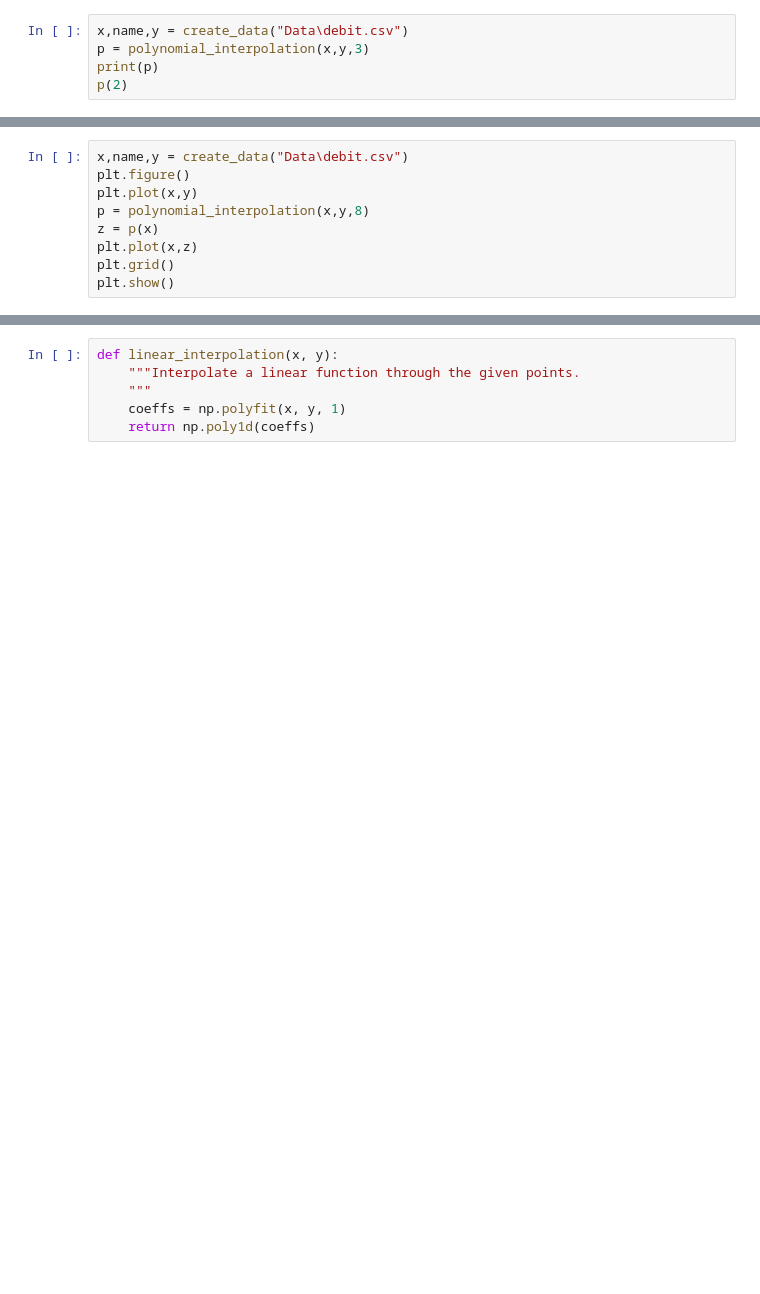
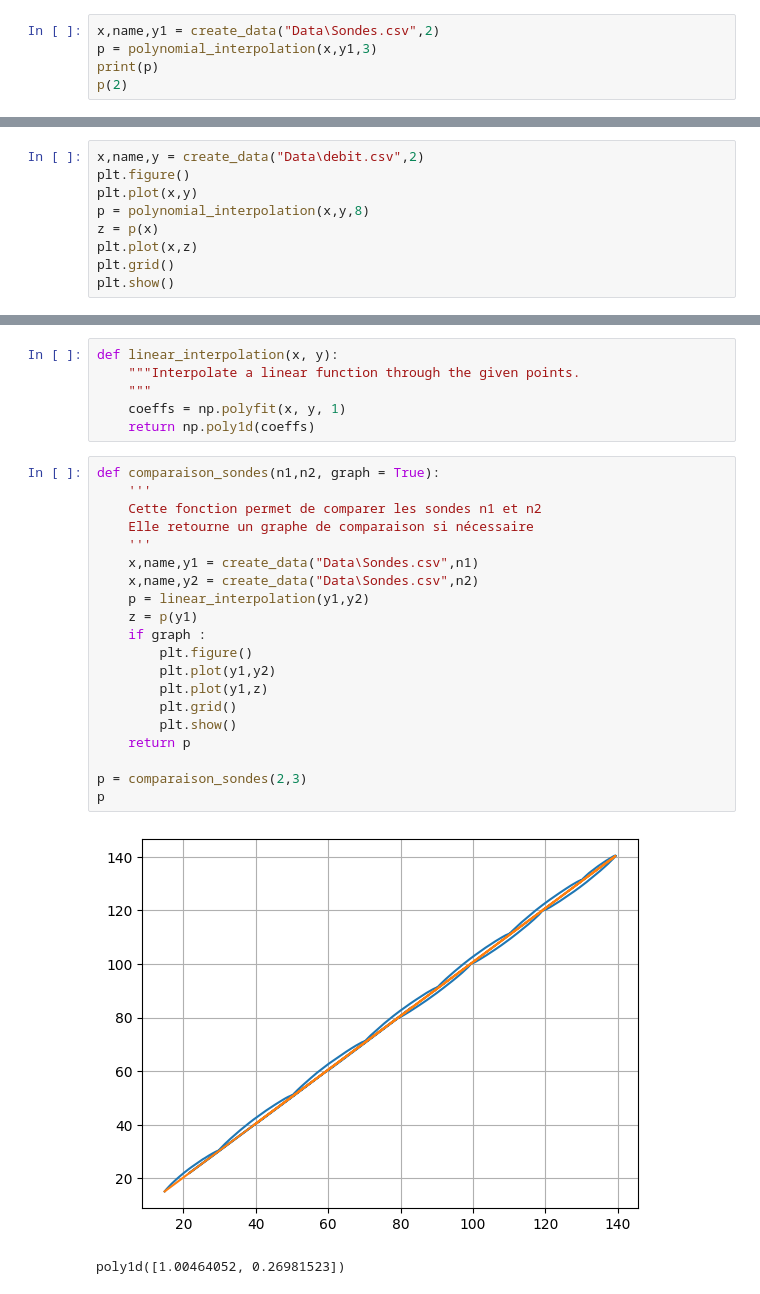
Before and after one commit to MatLD33/Projet-Info, a Jupyter notebook: lecture.ipynb, the cells around one changed output, grey strips where cells are left out. Drawn from its saved outputs; the diff is of its cells as text; blank space fills up the shorter version.

```diff
--- a/lecture.ipynb
+++ b/lecture.ipynb
@@ -182,8 +202,8 @@ def polynomial_interpolation(x, y, degree):
     poly = np.polynomial.polynomial.Polynomial.fit(x, y, degree)
     return poly
 # %%
-x,name,y = create_data("Data\debit.csv")
-p = polynomial_interpolation(x,y,3)
+x,name,y1 = create_data("Data\Sondes.csv",2)
+p = polynomial_interpolation(x,y1,3)
 print(p)
 p(2)
 # %% [output]
@@ -204,7 +224,7 @@ plt.show()
 # %% [output]
 [figure]
 # %%
-x,name,y = create_data("Data\debit.csv")
+x,name,y = create_data("Data\debit.csv",2)
 plt.figure()
 plt.plot(x,y)
 p = polynomial_interpolation(x,y,8)
@@ -220,3 +240,26 @@ def linear_interpolation(x, y):
     """
     coeffs = np.polyfit(x, y, 1)
     return np.poly1d(coeffs)
+# %%
+def comparaison_sondes(n1,n2, graph = True):
+    '''
+    Cette fonction permet de comparer les sondes n1 et n2
+    Elle retourne un graphe de comparaison si nécessaire
+    '''
+    x,name,y1 = create_data("Data\Sondes.csv",n1)
+    x,name,y2 = create_data("Data\Sondes.csv",n2)
+    p = linear_interpolation(y1,y2)
+    z = p(y1)
+    if graph :
+        plt.figure()
+        plt.plot(y1,y2)
+        plt.plot(y1,z)
+        plt.grid()
+        plt.show()
+    return p
+
+p = comparaison_sondes(2,3)
+p
+# %% [output]
+[figure, added]
+poly1d([1.00464052, 0.26981523])
```
Also changed, not shown: parts of 10 cells of this notebook, 2 other files.
